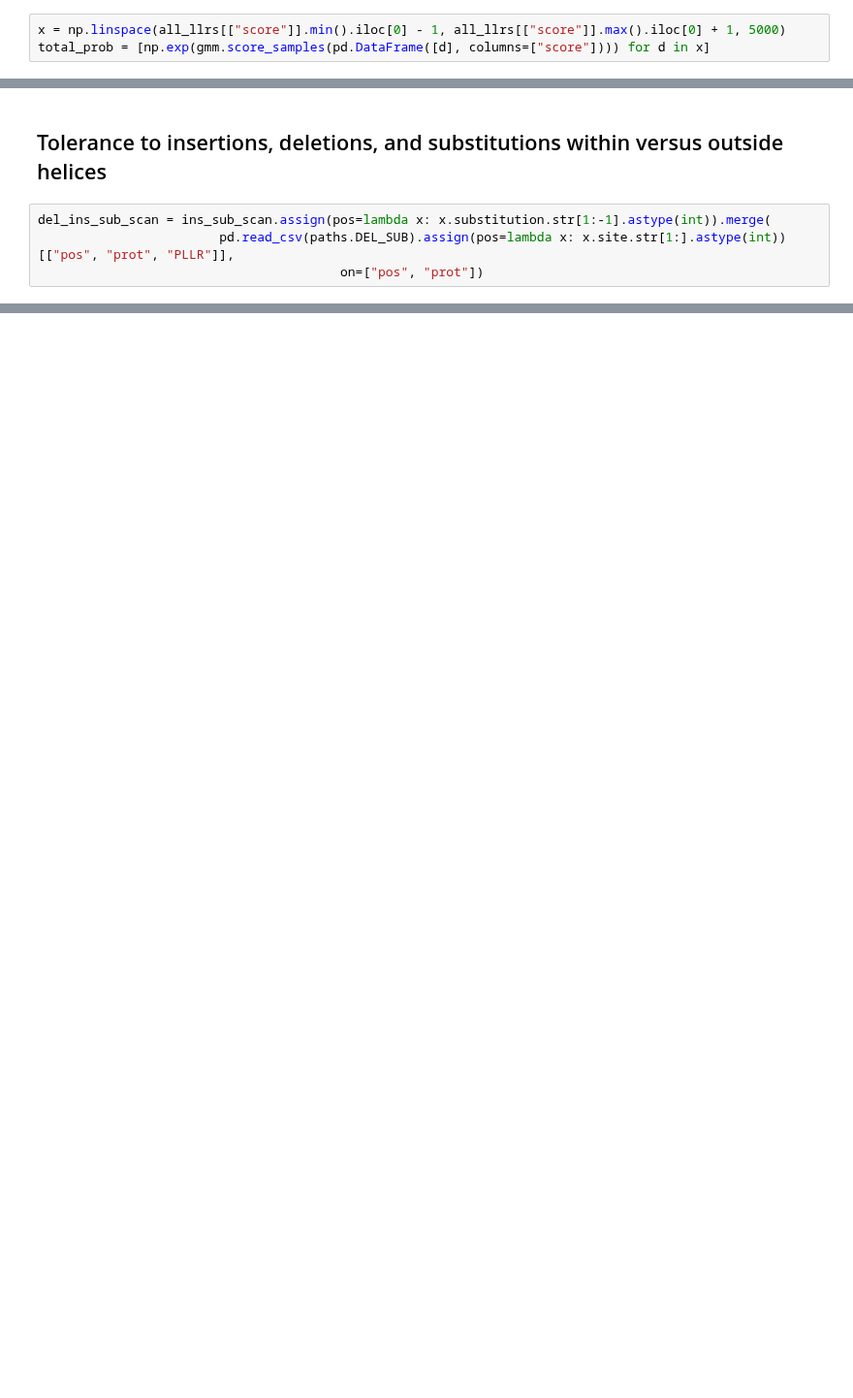
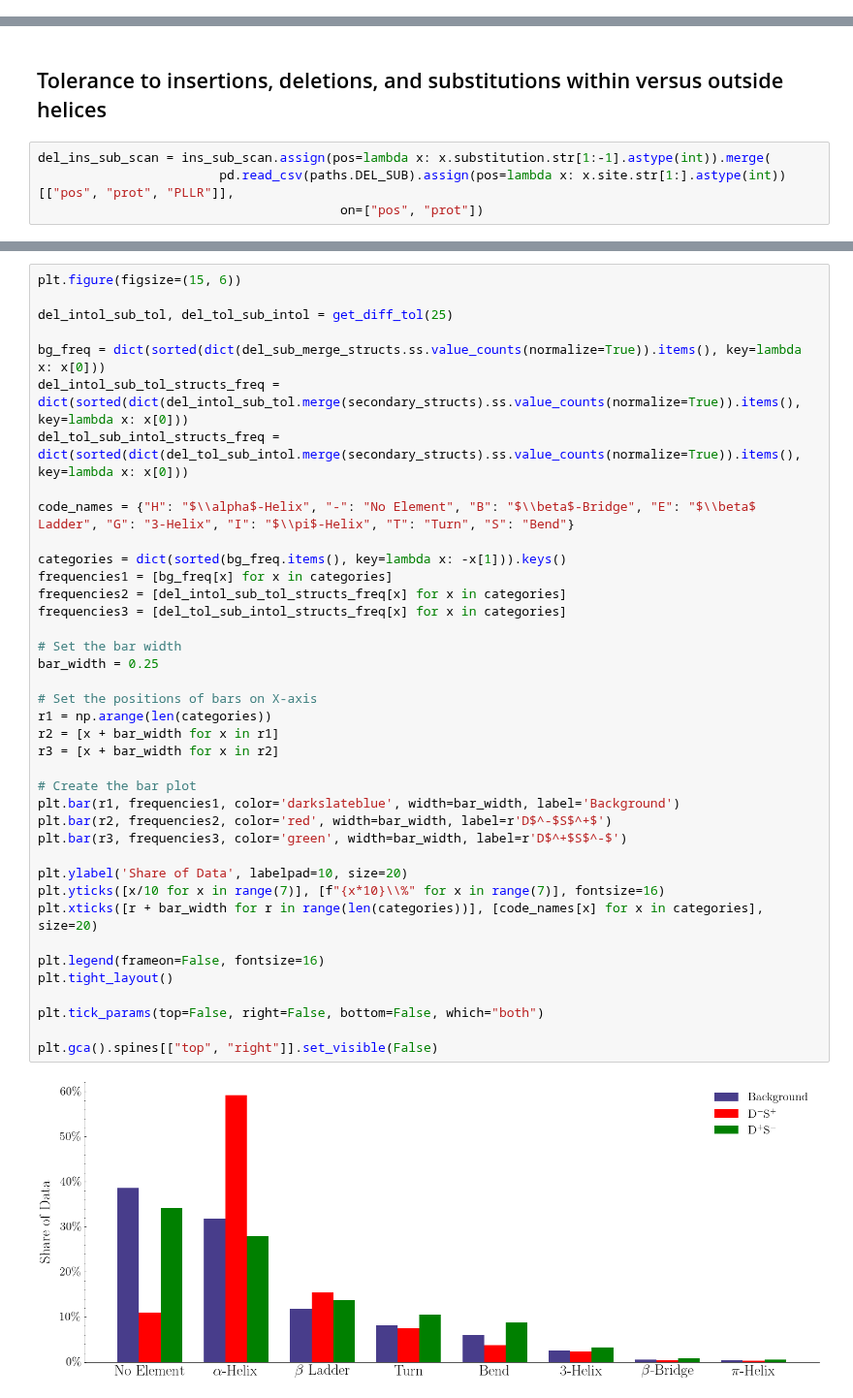
Before and after one commit to ntranoslab/diff-tol, a Jupyter notebook: code/fig3.ipynb, the cells around one changed output, grey strips where cells are left out. Shown at 97% size. Cells and saved outputs as stored; diff of their text form; blank space fills up the shorter version.

```diff
--- a/code/fig3.ipynb
+++ b/code/fig3.ipynb
@@ -168,3 +149,0 @@ gmm = GaussianMixture(n_components=2).fit(all_llrs[["score"]])
-# %%
-x = np.linspace(all_llrs[["score"]].min().iloc[0] - 1, all_llrs[["score"]].max().iloc[0] + 1, 5000)
-total_prob = [np.exp(gmm.score_samples(pd.DataFrame([d], columns=["score"]))) for d in x]
@@ -394,0 +461,41 @@ for i, scoring in enumerate(zip(["ins_PLLR", "PLLR", "sub_PLLR"],
+# %%
+plt.figure(figsize=(15, 6))
+
+del_intol_sub_tol, del_tol_sub_intol = get_diff_tol(25)
+
+bg_freq = dict(sorted(dict(del_sub_merge_structs.ss.value_counts(normalize=True)).items(), key=lambda x: x[0]))
+del_intol_sub_tol_structs_freq =  dict(sorted(dict(del_intol_sub_tol.merge(secondary_structs).ss.value_counts(normalize=True)).items(), key=lambda x: x[0]))
+del_tol_sub_intol_structs_freq =  dict(sorted(dict(del_tol_sub_intol.merge(secondary_structs).ss.value_counts(normalize=True)).items(), key=lambda x: x[0]))
+
+code_names = {"H": "$\\alpha$-Helix", "-": "No Element", "B": "$\\beta$-Bridge", "E": "$\\beta$ Ladder", "G": "3-Helix", "I": "$\\pi$-Helix", "T": "Turn", "S": "Bend"}
+
+categories = dict(sorted(bg_freq.items(), key=lambda x: -x[1])).keys()
+frequencies1 = [bg_freq[x] for x in categories]
+frequencies2 = [del_intol_sub_tol_structs_freq[x] for x in categories]
+frequencies3 = [del_tol_sub_intol_structs_freq[x] for x in categories]
+
+# Set the bar width
+bar_width = 0.25
+
+# Set the positions of bars on X-axis
+r1 = np.arange(len(categories))
+r2 = [x + bar_width for x in r1]
+r3 = [x + bar_width for x in r2]
+
+# Create the bar plot
+plt.bar(r1, frequencies1, color='darkslateblue', width=bar_width, label='Background')
+plt.bar(r2, frequencies2, color='red', width=bar_width, label=r'D$^-$S$^+$')
+plt.bar(r3, frequencies3, color='green', width=bar_width, label=r'D$^+$S$^-$')
+
+plt.ylabel('Share of Data', labelpad=10, size=20)
+plt.yticks([x/10 for x in range(7)], [f"{x*10}\\%" for x in range(7)], fontsize=16)
+plt.xticks([r + bar_width for r in range(len(categories))], [code_names[x] for x in categories], size=20)
+
+plt.legend(frameon=False, fontsize=16)
+plt.tight_layout()
+
+plt.tick_params(top=False, right=False, bottom=False, which="both")
+
+plt.gca().spines[["top", "right"]].set_visible(False)
+# %% [output]
+[figure, added]
```
Also changed, not shown: parts of 26 cells of this notebook.
